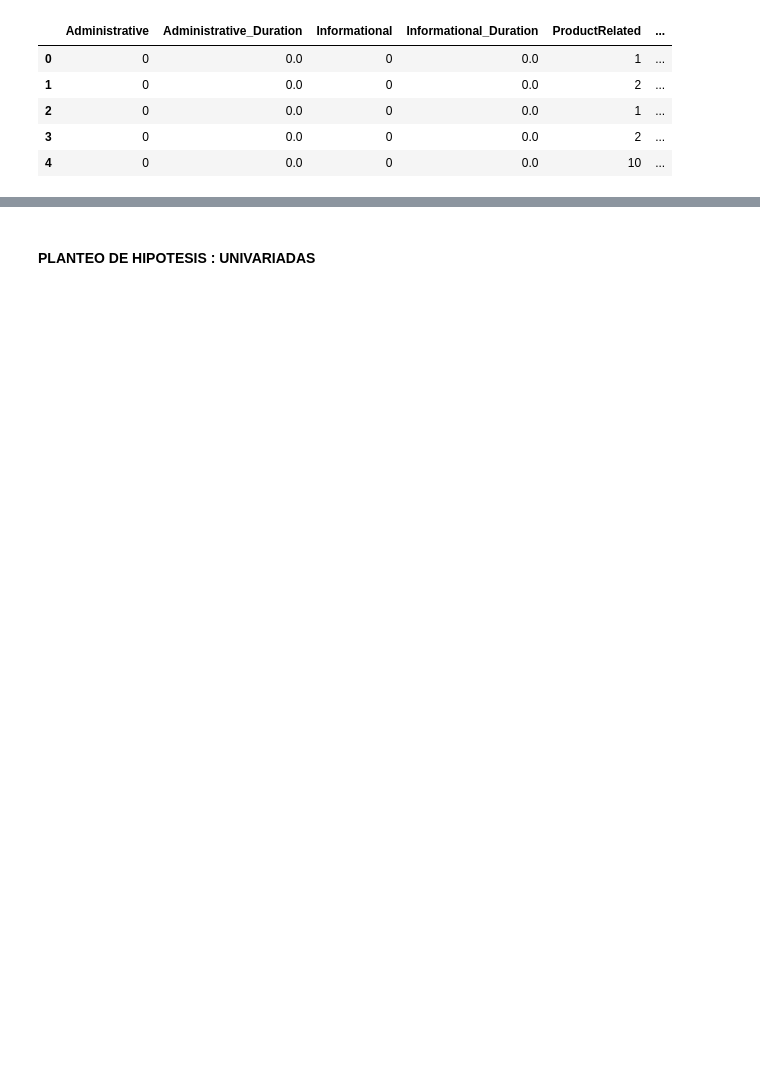
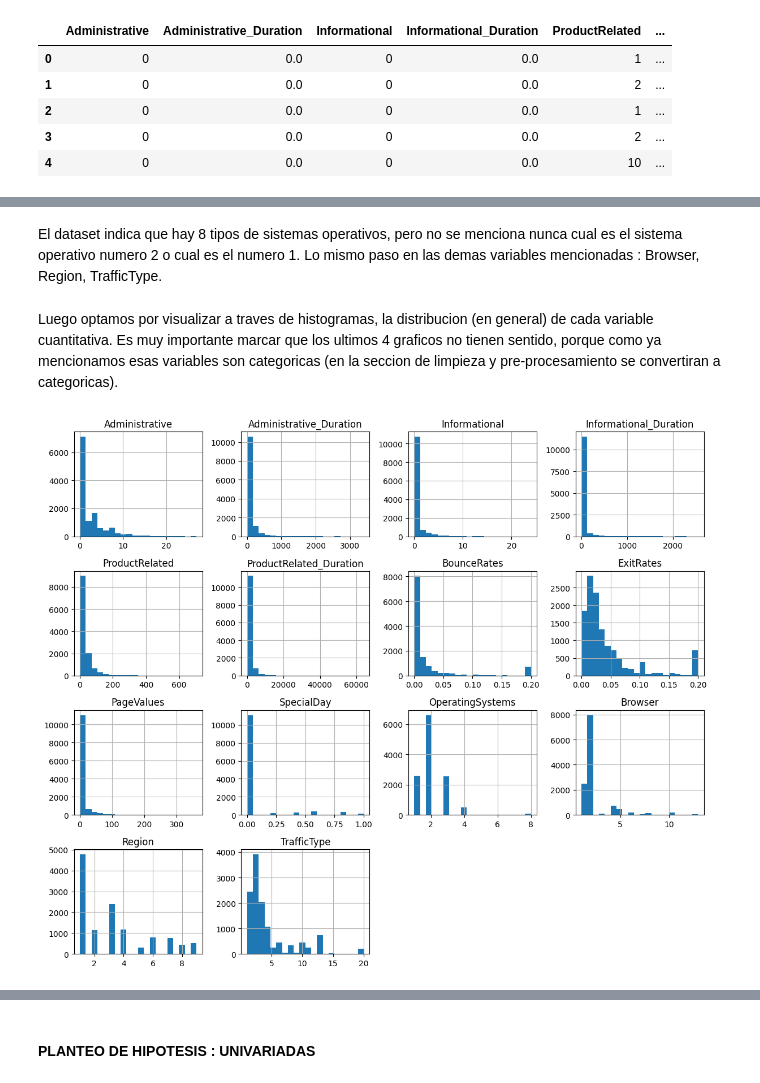
Before and after one commit to Simon22-lab/TPE-Abraham-Cisilino-2025, a Jupyter notebook: hipotesis.ipynb, the cells around one changed output, grey strips where cells are left out. Cells and saved outputs as stored; diff of their text form; code cells hidden in the pictures; blank space fills up the shorter version.

```diff
--- a/hipotesis.ipynb
+++ b/hipotesis.ipynb
@@ -25,0 +67,10 @@ dataset_compras.head()
+# %% [markdown]
+El dataset indica que hay 8 tipos de sistemas operativos, pero no se menciona nunca cual es el sistema operativo numero 2 o cual es el numero 1. Lo mismo paso en las demas variables mencionadas : Browser, Region, TrafficType.
+# %% [markdown]
+Luego optamos por visualizar a traves de histogramas, la distribucion (en general) de cada variable cuantitativa. Es muy importante marcar que los ultimos 4 graficos no tienen sentido, porque como ya mencionamos esas variables son categoricas (en la seccion de limpieza y pre-procesamiento se convertiran a categoricas).
+# %%
+dataset_compras.hist(figsize=(12, 10), bins=20)
+plt.tight_layout()
+plt.show()
+# %% [output]
+[figure, added]
```
Also changed, not shown: parts of 34 cells of this notebook, 3 other files.
